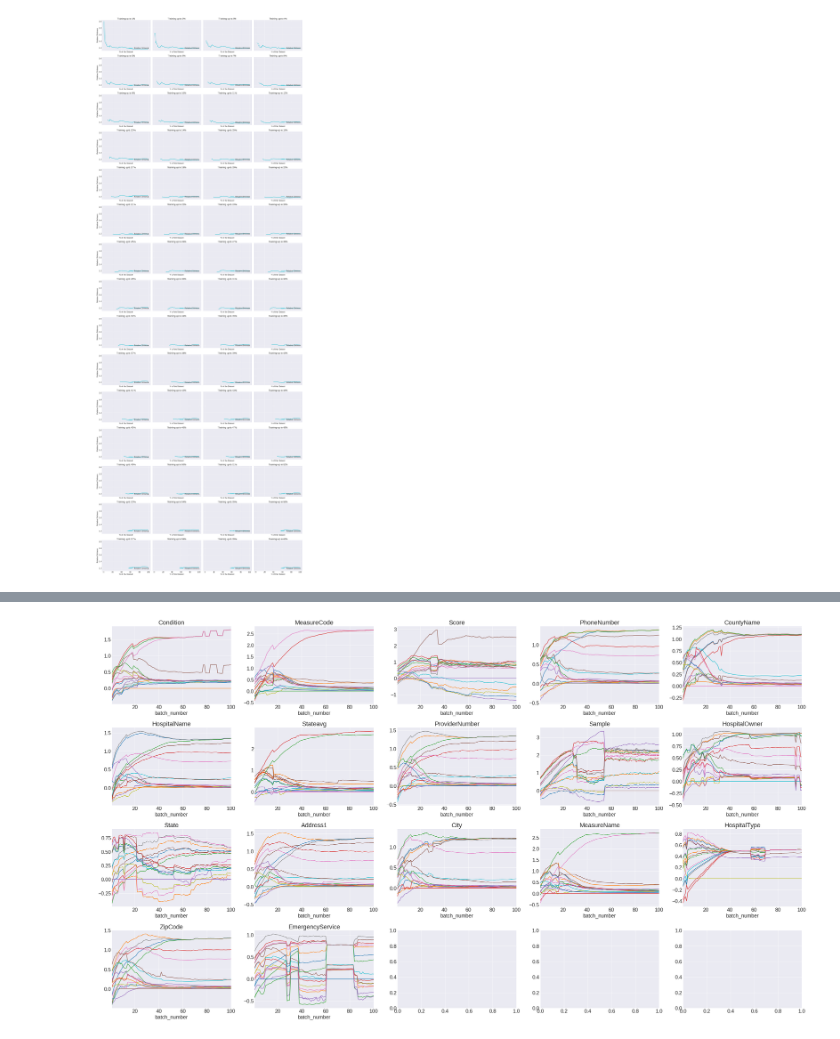
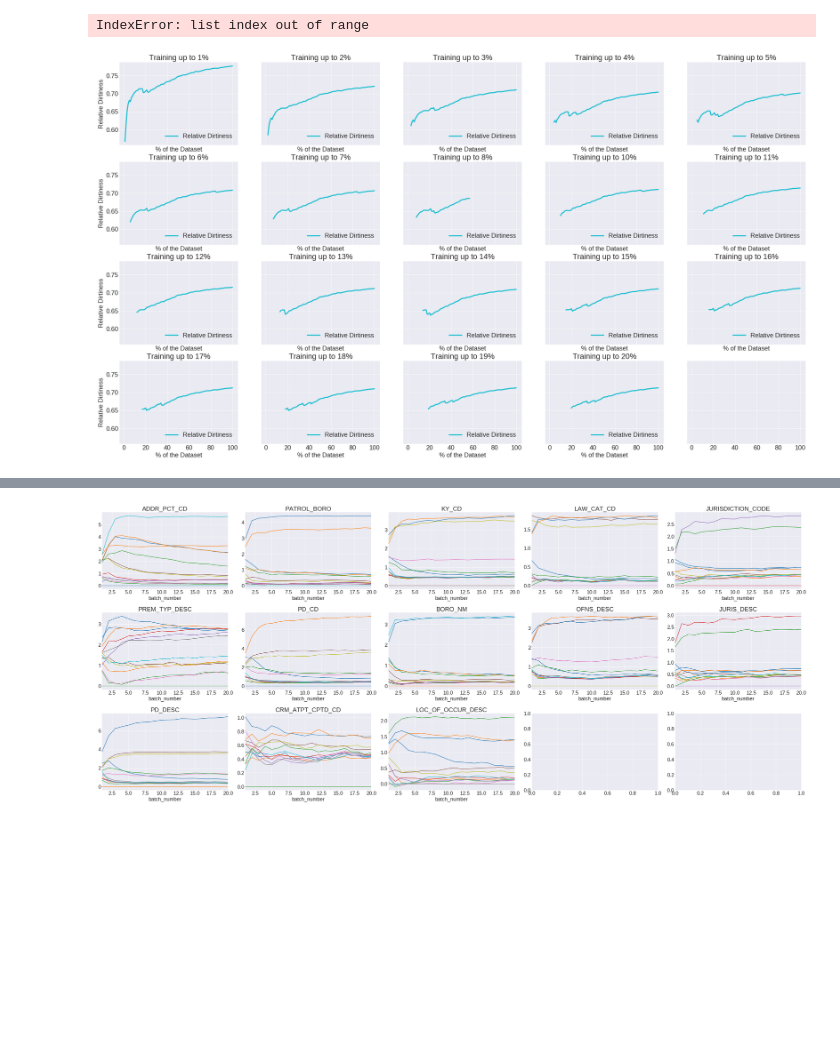
Before and after one commit to oliveiraph17/holoclean-incremental, a Jupyter notebook: experimental_results/quality_charts.ipynb, the cells around one changed output, grey strips where cells are left out. Cells and saved outputs as stored; diff of their text form; code cells hidden in the pictures; blank space fills up the shorter version.

Commit message:
Adds a script and a function on the Jupyter notebook for comparisons of correlations between attributes and model weights

```diff
--- a/experimental_results/quality_charts.ipynb
+++ b/experimental_results/quality_charts.ipynb
@@ -16,7 +16,7 @@ def setup_dataframes(dataset_name, infer_mode, features, attribute=None):
         infer = 'infer_batch'
         messed_cells = 'total_repairs_grdt_correct'
     else:
-        log_path = dataset_name + '/monitoring_quality_log.csv'
+        log_path = 'logs-fev08/' + dataset_name + '/train_all_infer_all/monitoring_quality_log.csv'
         train = 'skip_training_starting_batch'
         infer = 'batch'
         messed_cells = 'repairs_on_correct_cells'
@@ -25,14 +25,15 @@ def setup_dataframes(dataset_name, infer_mode, features, attribute=None):
     df_full.drop_duplicates(keep='last', inplace=True)
 
     df = df_full.loc[(df_full['infer_mode'] == infer_mode) & (df_full['features'] == features)]
+    df = df.astype({'dk_cells': 'int32', train: 'int32', infer: 'int32', 'total_errors': 'int32',
+                                'correct_repairs': 'int32', 'total_repairs_grdt': 'int32', messed_cells: 'int32',
+                                'precision': 'float64', 'recall': 'float64', 'f1': 'float64'})
+    df = df.sort_values(by=[train, infer])
 
     df_list = []
     for skip_training_starting_batch in df[train].unique().tolist():
         tmp_df = df.loc[df[train] == skip_training_starting_batch]
-        tmp_df = tmp_df.astype({'dk_cells': 'int32', infer: 'int32', 'total_errors': 'int32',
-                                'correct_repairs': 'int32', 'total_repairs_grdt': 'int32', messed_cells: 'int32',
-                                'precision': 'float64', 'recall': 'float64', 'f1': 'float64'})
-
+        tmp_df = tmp_df.sort_values(by=[train, infer])
         df_list.append(tmp_df)
 
     return df_list
@@ -96,8 +97,8 @@ def plot_charts_acc(df_list, attribute=None, chart_type=1):
     count = 0
     prev_values = {'total_errors':  0, 'correct_repairs': 0, 'total_repairs_grdt': 0, messed_cells: 0}
 
-    chart_rows = 15
-    chart_columns = 4
+    chart_rows = 4
+    chart_columns = 5
     fig, axes = plt.subplots(chart_rows, chart_columns,
                              sharex=True,
                              sharey=True,
@@ -182,20 +183,21 @@ palette = plt.get_cmap('tab10')
 # %%
 ########################################
 # Charts: Analysis
 ########################################
 
 # An attribute name or None.
 attribute = None
 
 # Chart type: 1=PxR; 2=Errors; 3=Relative Dirtiness
 chart_type = 3
 
 # 1st argument: 'dk' or 'all'.
 # 2nd argument: 'incremental' or 'global'.
 
-plot_charts_acc(setup_dataframes('soccer', 'all', 'incremental', attribute), attribute, chart_type)
+plot_charts_acc(setup_dataframes('nypd6', 'all', 'incremental', attribute), attribute, chart_type)
 # %% [output]
+IndexError: list index out of range
-[figure, old version]
+[figure, new version]
 # %%
 dataset_name = 'hospital'
 df = pd.read_csv(dataset_name + '/monitoring_quality_log.csv', sep=';')
@@ -254,7 +258,7 @@ import glob
 import math
 
 def get_weight_file(dataset_name, infer_mode, features, attribute):
-    weight_log_path = dataset_name + '/monitoring_' + attribute + '_weight_log_corrected'
+    weight_log_path = 'logs-fev08/' + dataset_name + '/train_all_infer_all/monitoring_' + attribute + '_weight_log_corrected'
 
     if not os.path.isfile(weight_log_path):
         correct_weight_file(dataset_name, attribute)
@@ -313,6 +317,6 @@ def plot_weights(dataset_name, infer_mode, features, attribute=None, show_errors
         fig.tight_layout()
 
 # Plot
-plot_weights('hospital_shuffled', 'dk', 'incremental')
+plot_weights('nypd6', 'all', 'incremental')
 # %% [output]
-[figure, old version]
+[figure, new version]
```
Also changed, not shown: parts of 3 cells of this notebook, 4 other files.
